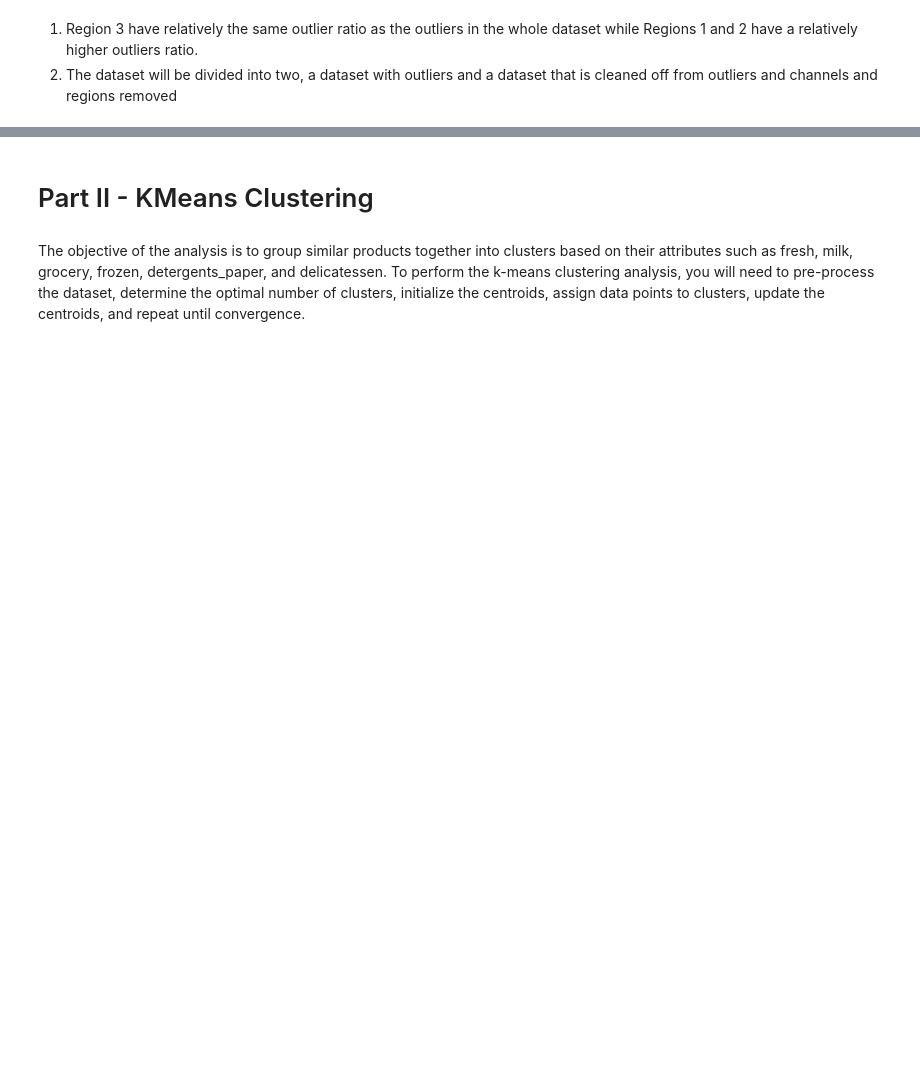
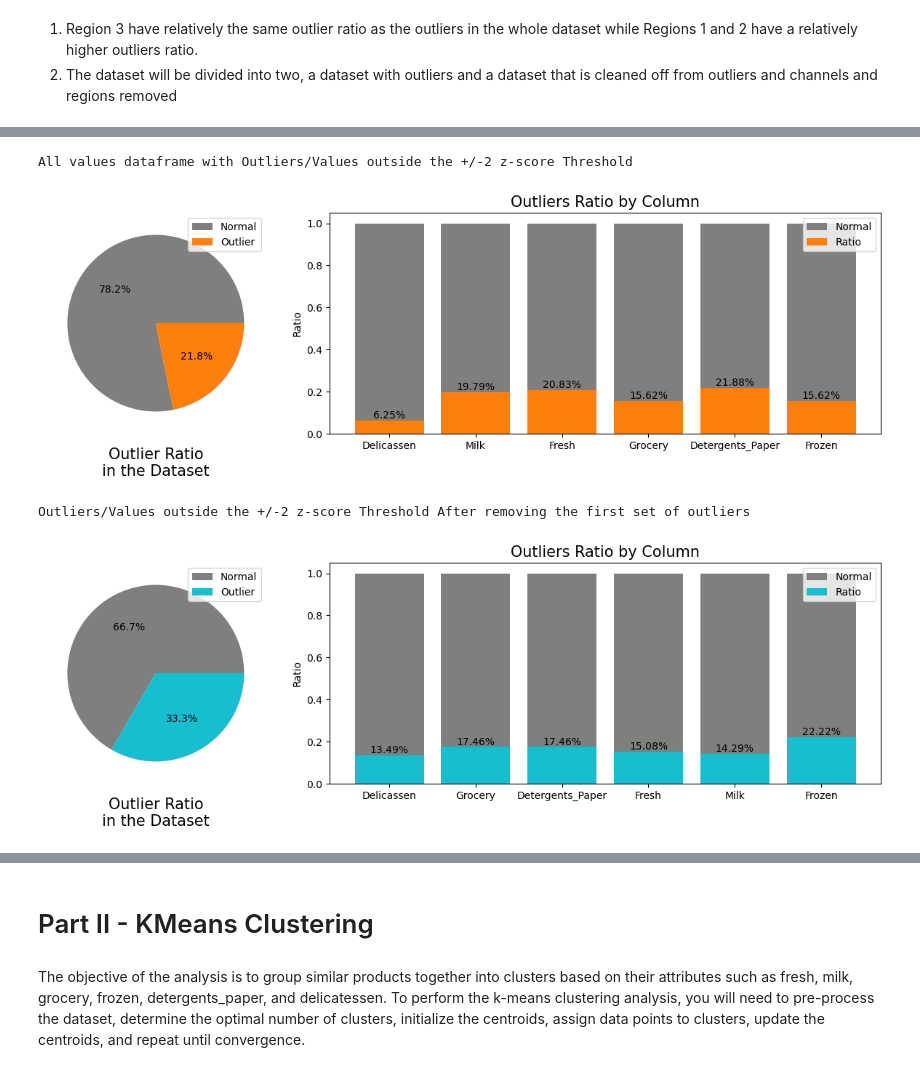
Before and after one commit to nicosanpedro/LHL-DS-Project6-UnsupervisedLearningML, a Jupyter notebook: Unsupervised Learning - Project.ipynb, the cells around one changed output, grey strips where cells are left out. Drawn from its saved outputs; the diff is of its cells as text; code cells hidden in the pictures; blank space fills up the shorter version.

```diff
--- a/Unsupervised Learning - Project.ipynb
+++ b/Unsupervised Learning - Project.ipynb
@@ -503,0 +514,3 @@ df_cleaned = df_cleaned.drop(outliers_index).reset_index(drop=True)
+# %%
+df_outliers = detect_outliers_zscore(df)
+df_outliers_ = detect_outliers_zscore(df_)
@@ -503,0 +526,14 @@ df_cleaned = df_cleaned.drop(outliers_index).reset_index(drop=True)
+# %%
+
+#Comparing the outlier ratio berween uncleaned and cleaned datasets
+print("All values dataframe with Outliers/Values outside the +/-2 z-score Threshold")
+df_outliers_viz = visualize_outliers(df_outliers)
+whitespace()
+print("Outliers/Values outside the +/-2 z-score Threshold After removing the first set of outliers")
+df_outliers_viz_ = visualize_outliers(df_outliers_, color="cyan")
+whitespace(2)
+# %% [output]
+All values dataframe with Outliers/Values outside the +/-2 z-score Threshold
+[figure, added]
+Outliers/Values outside the +/-2 z-score Threshold After removing the first set of outliers
+[figure, added]
```
Also changed, not shown: parts of 216 cells of this notebook.
